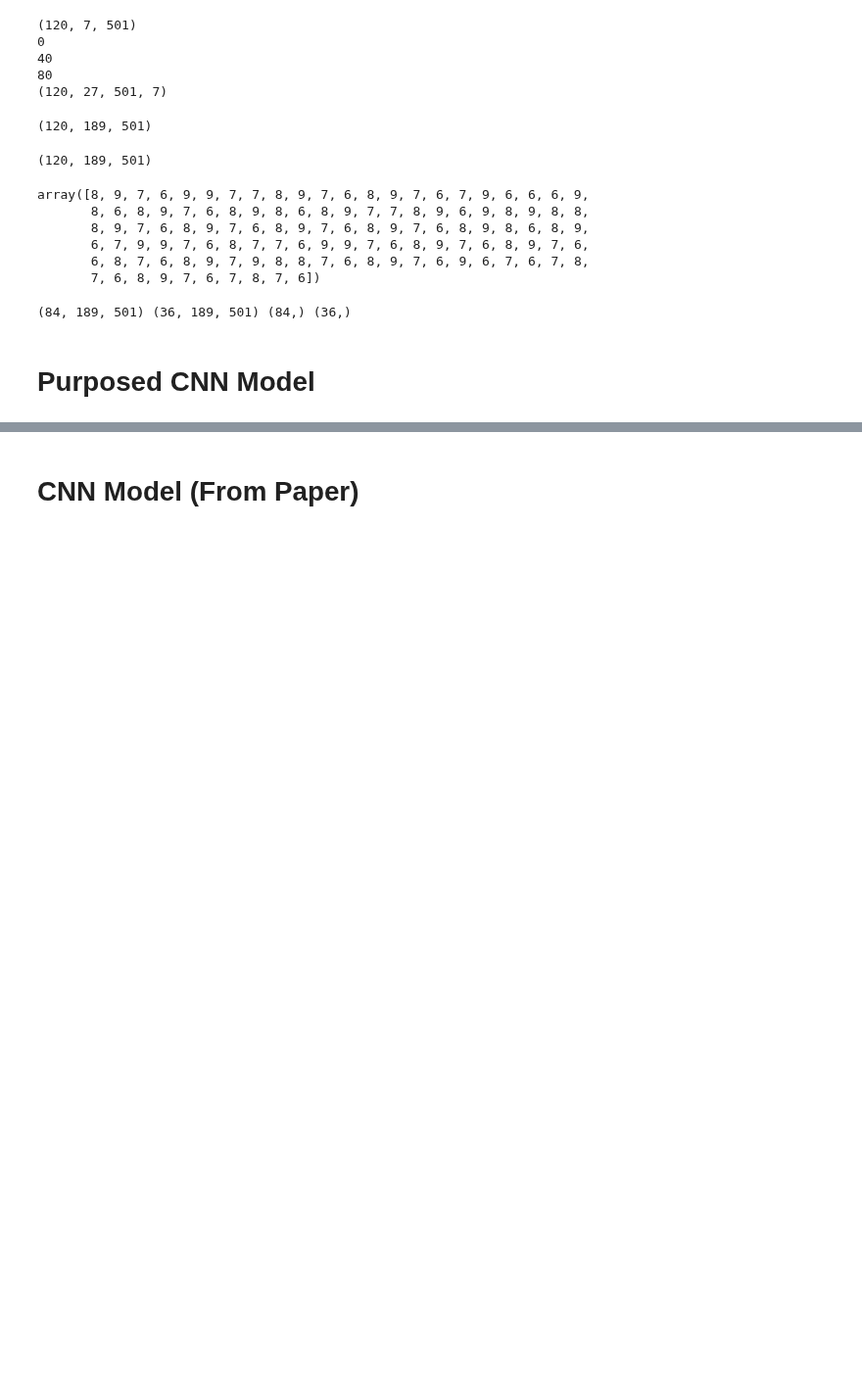
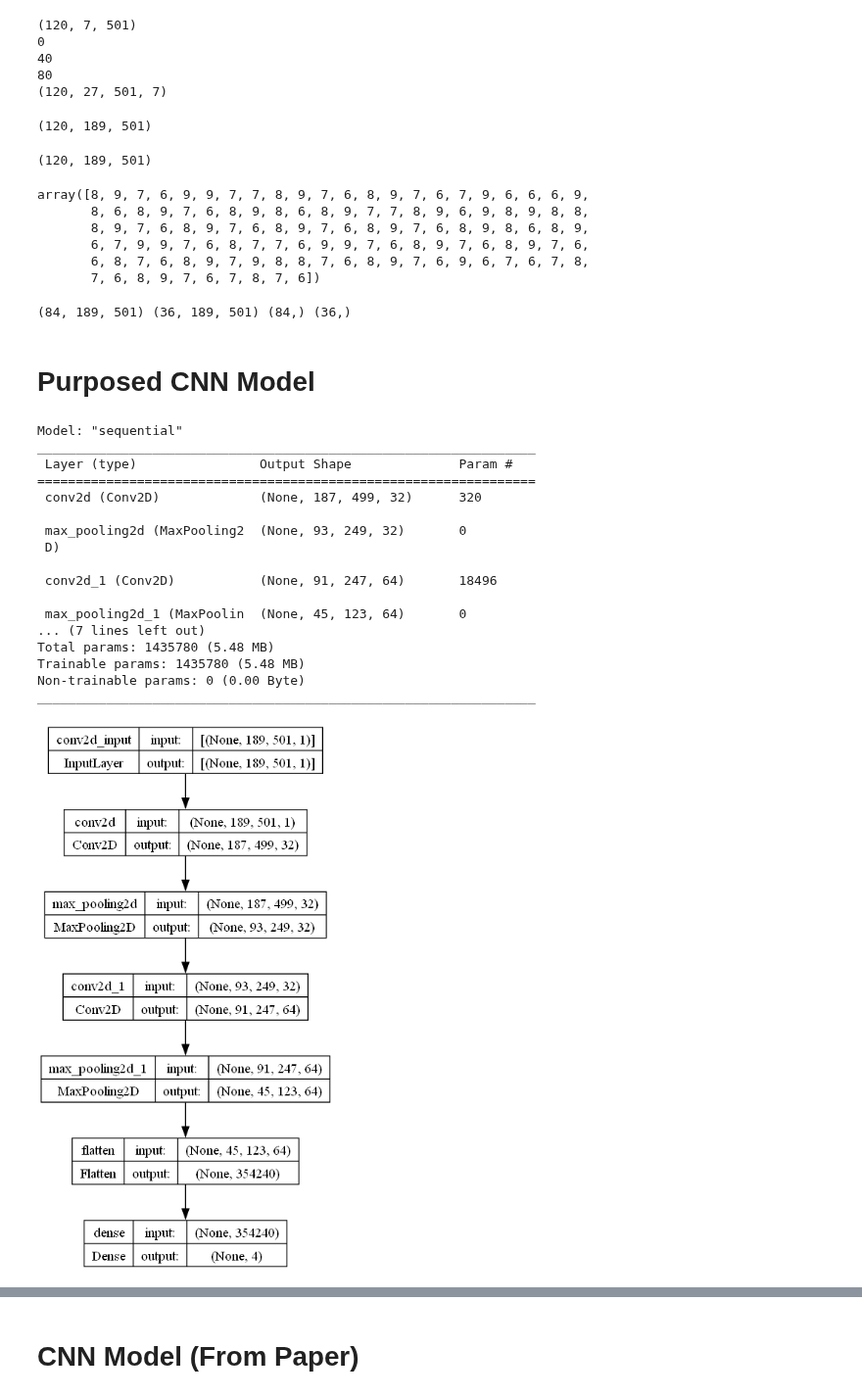
Before and after one commit to pipogood/Senior_Thesis, a Jupyter notebook: CWT_Unicorn.ipynb, the cells around one changed output, grey strips where cells are left out. Shown at 98% size. Cells and saved outputs as stored; diff of their text form; code cells hidden in the pictures; blank space fills up the shorter version.

```diff
--- a/CWT_Unicorn.ipynb
+++ b/CWT_Unicorn.ipynb
@@ -287,39 +307,58 @@ input_shape = (img_x, img_y, img_z)
 # %% [markdown]
 # Purposed CNN Model
 # %%
-# # Define the CNN model
-# model = Sequential()
+# Define the CNN model
+model = Sequential()
 
-# # Convolutional Layer 1 with 32 filters of kernel size 3x3
-# model.add(Conv2D(32, (3, 3), input_shape=(train_cwt_stack.shape[1], train_cwt_stack.shape[2], 1), activation='relu'))
+# Convolutional Layer 1 with 32 filters of kernel size 3x3
+model.add(Conv2D(32, (3, 3), input_shape=(train_cwt_stack.shape[1], train_cwt_stack.shape[2], 1), activation='relu'))
 
-# # Max-Pooling Layer 1 with pool size 2x2
-# model.add(MaxPooling2D(pool_size=(2, 2)))
+# Max-Pooling Layer 1 with pool size 2x2
+model.add(MaxPooling2D(pool_size=(2, 2)))
 
-# # Convolutional Layer 2 with 64 filters of kernel size 3x3
-# model.add(Conv2D(64, (3, 3), activation='relu'))
+# Convolutional Layer 2 with 64 filters of kernel size 3x3
+model.add(Conv2D(64, (3, 3), activation='relu'))
 
-# # Max-Pooling Layer 2 with pool size 2x2
-# model.add(MaxPooling2D(pool_size=(2, 2)))
+# Max-Pooling Layer 2 with pool size 2x2
+model.add(MaxPooling2D(pool_size=(2, 2)))
 
-# # Flatten the output from the previous layer
-# model.add(Flatten())
+# Flatten the output from the previous layer
+model.add(Flatten())
 
-# # Output Layer with the desired number of output nodes (adjust as needed)
-# model.add(Dense(num_classes, activation='softmax'))
+# Output Layer with the desired number of output nodes (adjust as needed)
+model.add(Dense(num_classes, activation='softmax'))
 
-# model.compile(loss=keras.losses.categorical_crossentropy,
-#               optimizer=keras.optimizers.Adam(learning_rate= 0.0001),
-#               metrics=['accuracy'])
+model.compile(loss=keras.losses.categorical_crossentropy,
+              optimizer=keras.optimizers.Adam(learning_rate= 0.0001),
+              metrics=['accuracy'])
 
-# model.summary()
-
+model.summary()
+plot_model(model,to_file='model_plot.png', show_shapes=True, show_layer_names=True)
 # checkpoint = ModelCheckpoint("CNN_model_weights.h5", monitor='val_accuracy', save_best_only=True, mode='max', verbose=1)
 
 # model.fit(x_train, y_train, batch_size=batch_size,
 #           epochs=epochs, verbose=1,
 #           validation_data=(x_test, y_test),
 #           callbacks=[history, checkpoint])
+# %% [output]
+Model: "sequential"
+_________________________________________________________________
+ Layer (type)                Output Shape              Param #
+=================================================================
+ conv2d (Conv2D)             (None, 187, 499, 32)      320
+
+ max_pooling2d (MaxPooling2  (None, 93, 249, 32)       0
+ D)
+
+ conv2d_1 (Conv2D)           (None, 91, 247, 64)       18496
+
+ max_pooling2d_1 (MaxPoolin  (None, 45, 123, 64)       0
+... (7 lines left out)
+Total params: 1435780 (5.48 MB)
+Trainable params: 1435780 (5.48 MB)
+Non-trainable params: 0 (0.00 Byte)
+_________________________________________________________________
+[figure, added]
 # %%
 # fig, axarr = plt.subplots(figsize=(12,6), ncols=2)
 # axarr[0].plot(range(1, epochs+1), history.history['accuracy'], label='Train')
```
Also changed, not shown: parts of 4 cells of this notebook, 2 other files.
